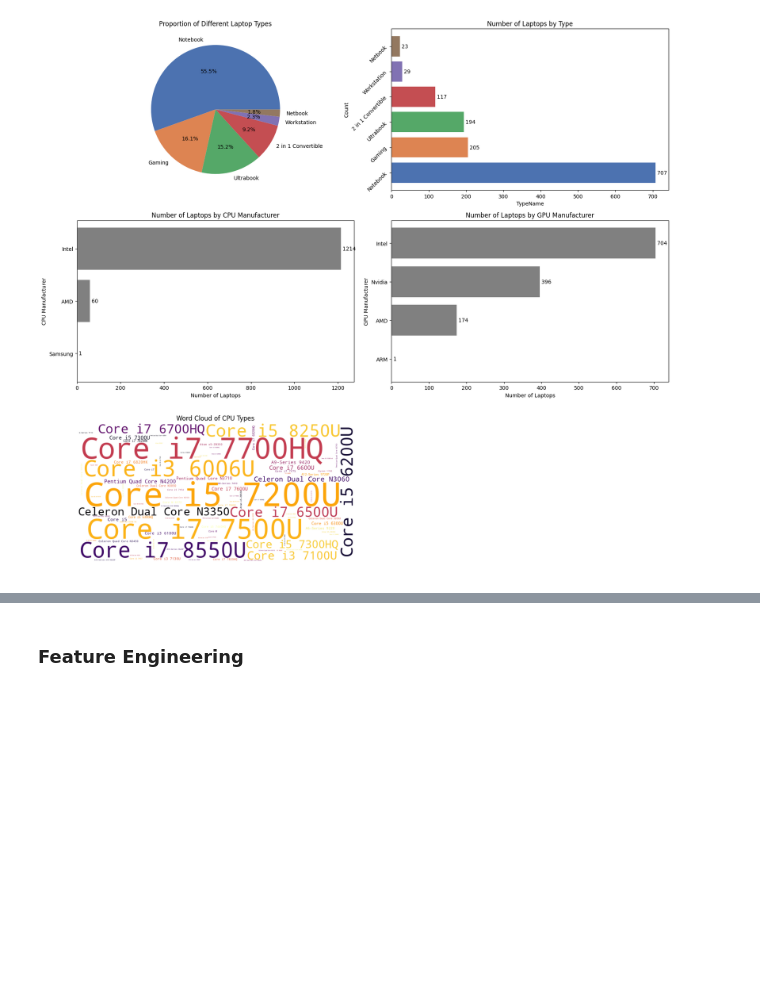
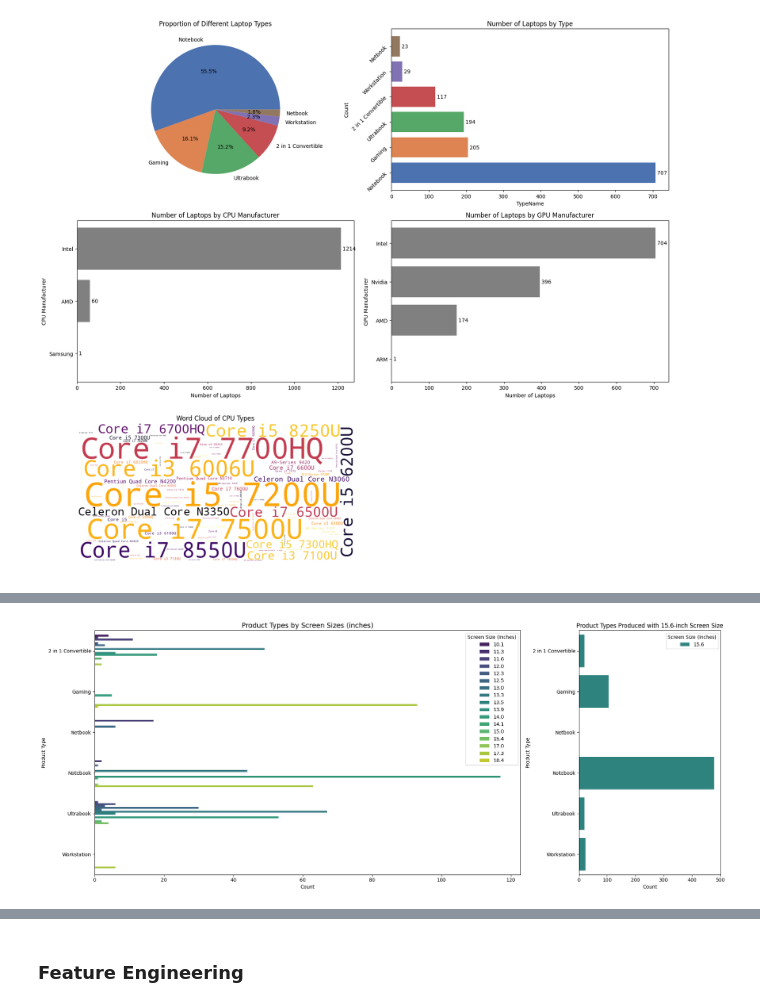
Before and after one commit to FarzanehSoltanzadeh/Regression, a Jupyter notebook: Multivariate Linear Regression/Implementation.ipynb, the cells around one changed output, grey strips where cells are left out. Saved outputs shown, nothing was run; the diff lists cells and outputs as text; code cells hidden in the pictures; blank space fills up the shorter version.

```diff
--- a/Multivariate Linear Regression/Implementation.ipynb
+++ b/Multivariate Linear Regression/Implementation.ipynb
@@ -262,3 +278,32 @@ plt.show()
+# %%
+inch_pt = df.groupby(['TypeName', 'Inches']).size().unstack()
+inch_pt_melted = inch_pt.reset_index().melt(id_vars="TypeName",
+                                          var_name="Inches",
+                                          value_name="Count")
+inch_pt_melted_15_6 = inch_pt_melted[inch_pt_melted['Inches'].isin([15.6])]
+inch_pt_melted = inch_pt_melted[~inch_pt_melted['Inches'].isin([15.6])]
+
+fig, axes = plt.subplots(1, 2, figsize=(20, 8), gridspec_kw={'width_ratios': [3, 1]})
+
+# First plot: General data without 15.6-inch
+sns.barplot(data=inch_pt_melted, x="Count", y="TypeName", hue="Inches", palette="viridis", orient="h", ax=axes[0])
+axes[0].set_title("Product Types by Screen Sizes (inches)", fontsize=14)
+axes[0].set_ylabel("Product Type")
+axes[0].set_xlabel("Count")
+axes[0].legend(title="Screen Size (Inches)", loc='upper right')
+
+# Second plot: Specific data for 15.6-inch
+sns.barplot(data=inch_pt_melted_15_6, x="Count", y="TypeName", hue="Inches", palette="viridis", orient="h", ax=axes[1])
+axes[1].set_title("Product Types Produced with 15.6-inch Screen Size")
+axes[1].set_ylabel("Product Type")
+axes[1].set_xlabel("Count")
+axes[1].legend(title="Screen Size (Inches)", loc='upper right')
+
+# Adjust layout
+plt.tight_layout()
+plt.show()
+# %% [output]
+[figure, added]
 # %%
 sns.heatmap(df[numerical_columns].corr(), annot=True)
 # %% [output]
```
Also changed, not shown: parts of 3 cells of this notebook.
